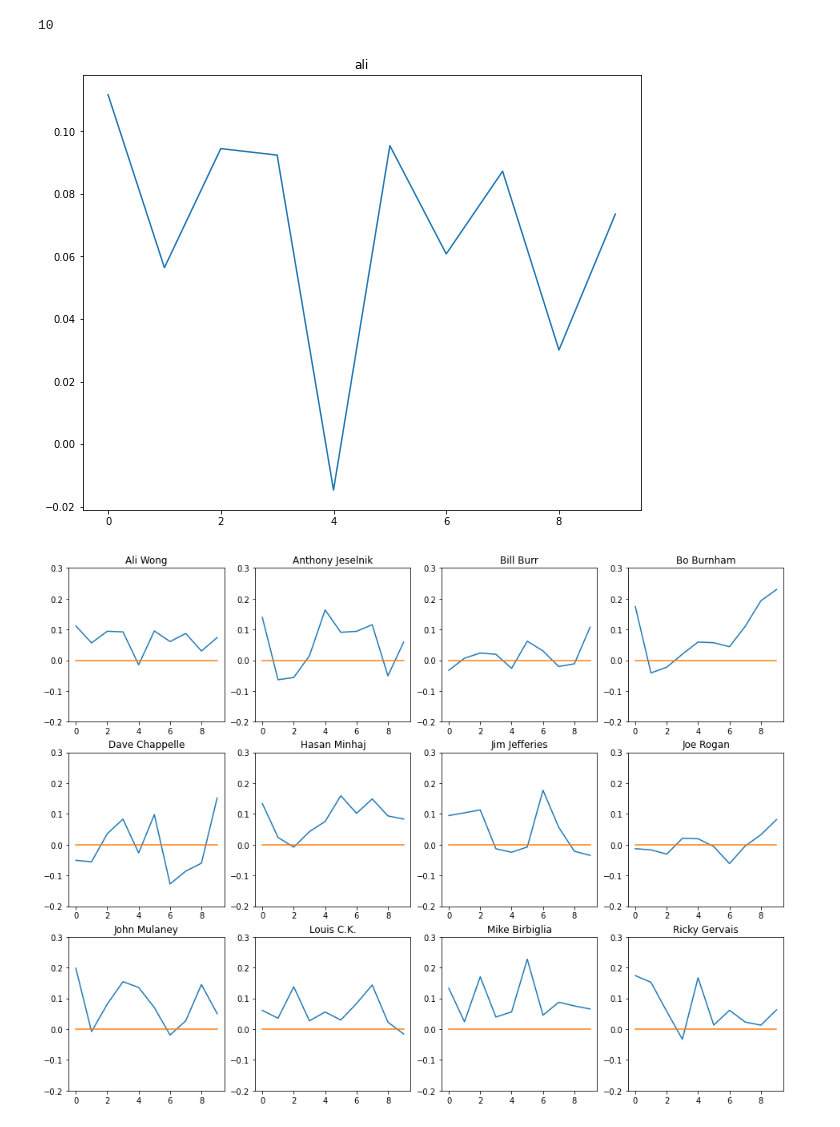
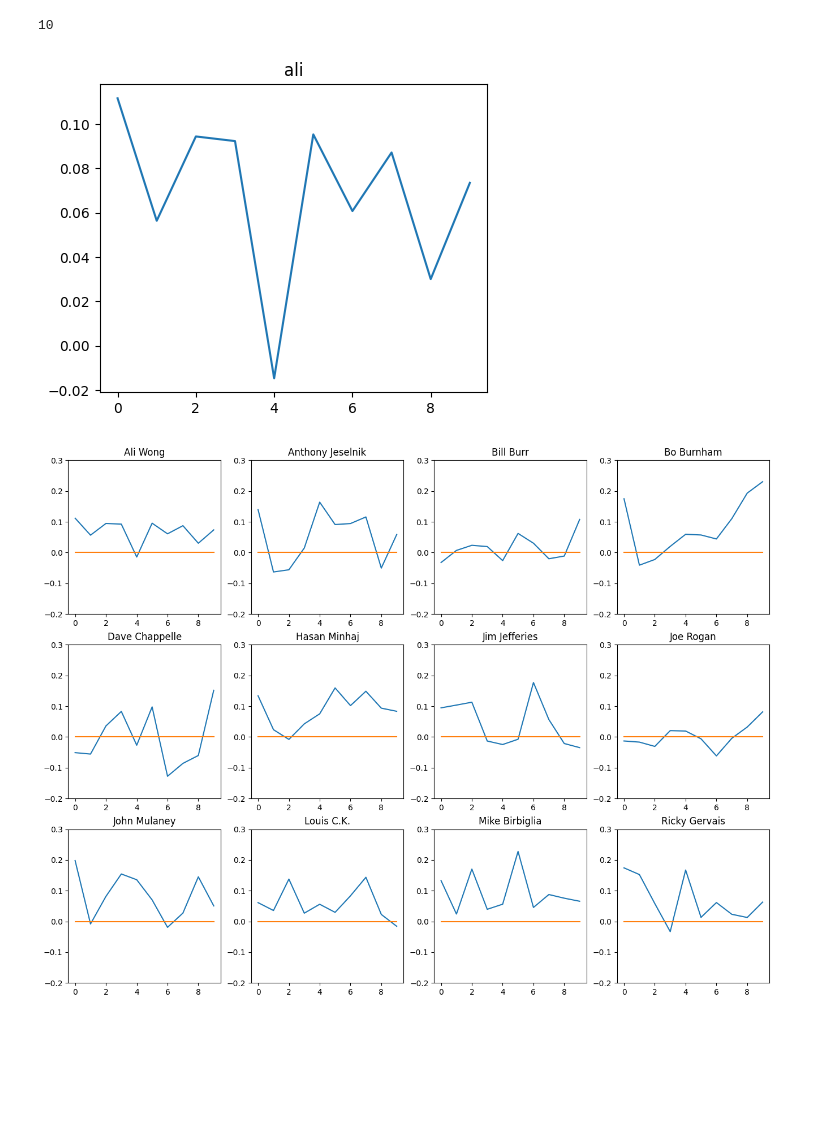
Before and after one commit to robinyUArizona/Transformers-for-NLP-and-Large-Language-Models, a Jupyter notebook: src/basic_nlp_alice_zhao/3-Sentiment Analysis.ipynb, the cells around one changed output. Saved outputs shown, nothing was run; the diff lists cells and outputs as text; code cells hidden in the pictures; blank space fills up the shorter version.

```diff
--- a/src/basic_nlp_alice_zhao/3-Sentiment Analysis.ipynb
+++ b/src/basic_nlp_alice_zhao/3-Sentiment Analysis.ipynb
@@ -74,13 +73,13 @@ Index(['ali', 'anthony', 'bill', 'bo', 'dave', 'hasan', 'jim', 'joe', 'john',
 # Let's plot the results
 import matplotlib.pyplot as plt
 
-plt.rcParams['figure.figsize'] = [10, 8]
+plt.rcParams['figure.figsize'] = [8, 6]
 
 for index, comedian in enumerate(data.index):
     x = data["polarity"].loc[comedian]
     y = data["subjectivity"].loc[comedian]
     plt.scatter(x, y, color='blue')
-    plt.text(x+.001, y+.001, data['full_name'][index], fontsize=10)
+    plt.text(x+.001, y+.001, data['full_name'].iloc[index], fontsize=10)
     plt.xlim(-.01, .12)
 
 plt.title('Sentiment Analysis', fontsize=20)
@@ -159,11 +161,12 @@ for lp in list_pieces:
 # polarity_transcript
 # %%
 # Show the plot for one comedian
+plt.figure(figsize=(5, 4))
 plt.plot(polarity_transcript[0])
 plt.title(data['full_name'].index[0])
 plt.show()
 # %% [output]
-[figure, old version]
+[figure, new version]
 # %%
 # Show the plot for all comedians
 plt.rcParams['figure.figsize'] = [16, 12]
```
Also changed, not shown: parts of 6 cells of this notebook, 3 other files.
